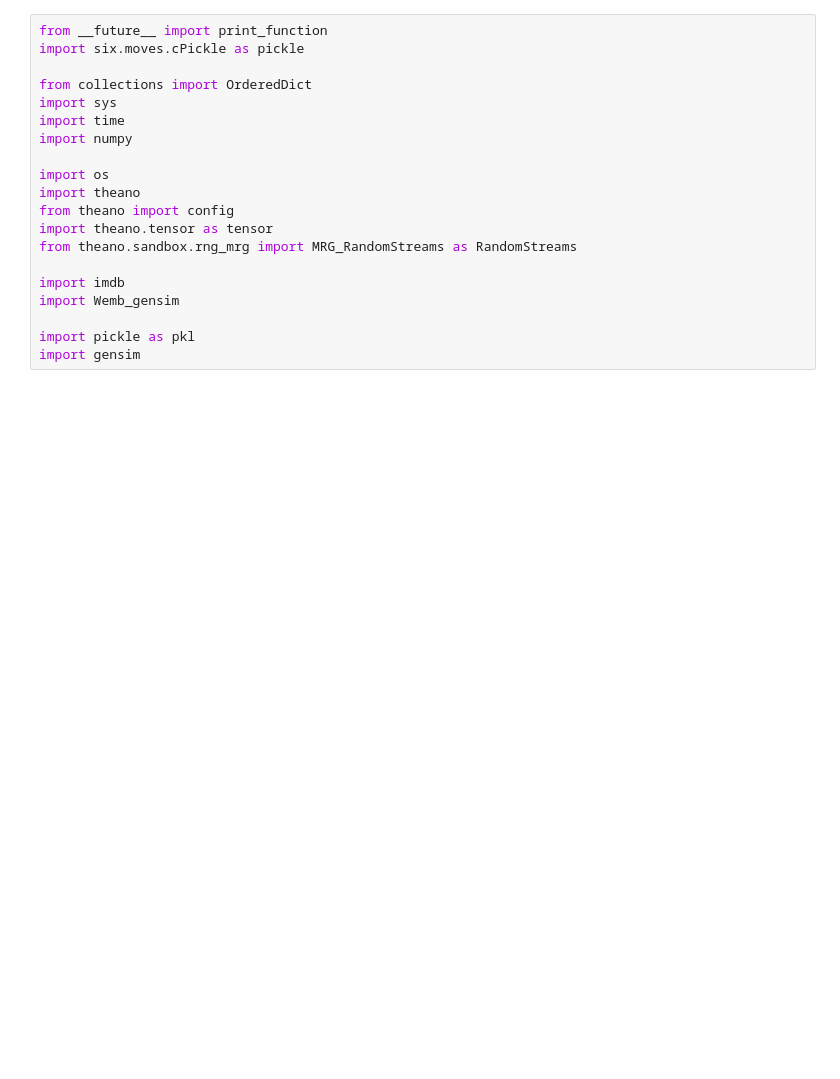
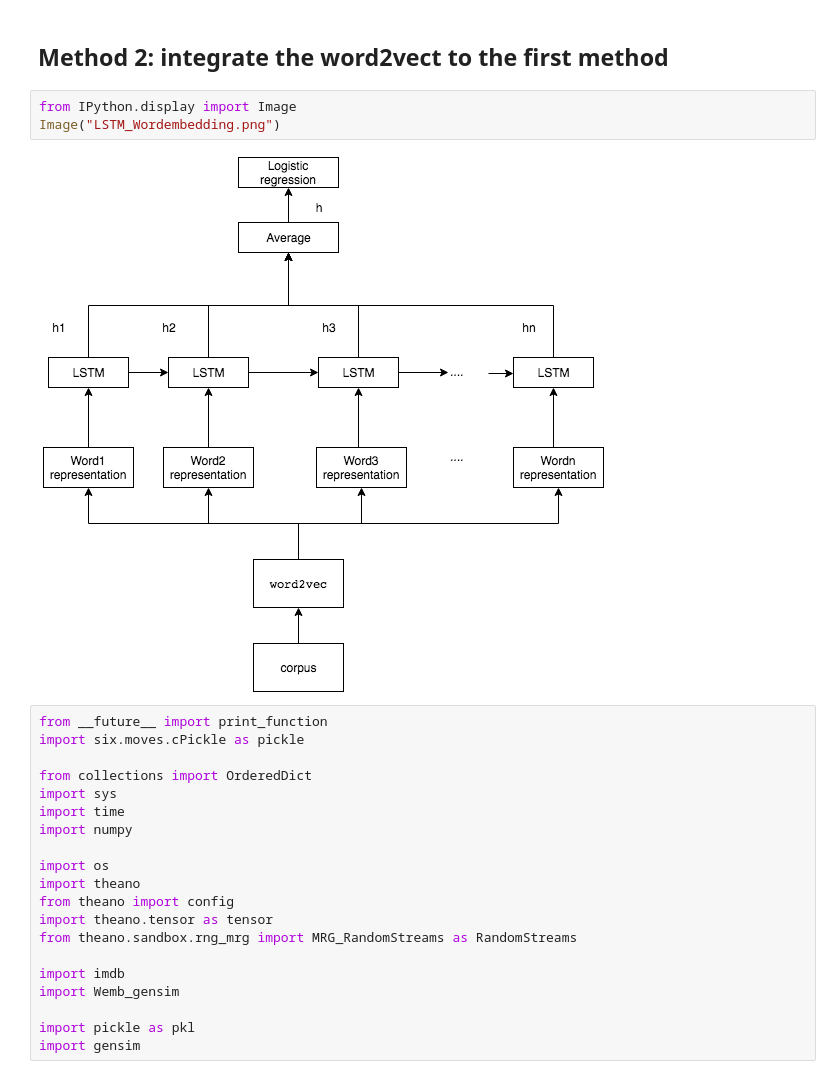
Before and after one commit to lifa08/Predicting-sentiment-for-a-given-movie-review, a Jupyter notebook: lstm_parse_add_gru-vanilla_Wemb_gensim_tidy.ipynb, the cells around one changed output. Drawn from its saved outputs; the diff is of its cells as text; blank space fills up the shorter version.

```diff
--- a/lstm_parse_add_gru-vanilla_Wemb_gensim_tidy.ipynb
+++ b/lstm_parse_add_gru-vanilla_Wemb_gensim_tidy.ipynb
@@ -1,3 +1,10 @@
+# %% [markdown]
+## Method 2: integrate the word2vect to the first method
+# %%
+from IPython.display import Image
+Image("LSTM_Wordembedding.png")
+# %% [output]
+[figure, added]
 # %%
 from __future__ import print_function
 import six.moves.cPickle as pickle
```
Also changed, not shown: parts of 6 cells of this notebook, 18 other files.
